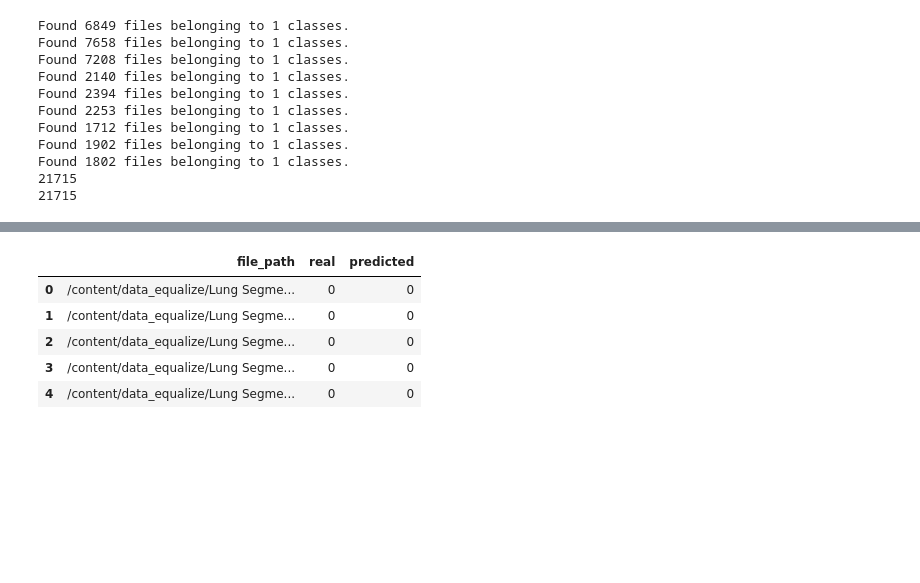
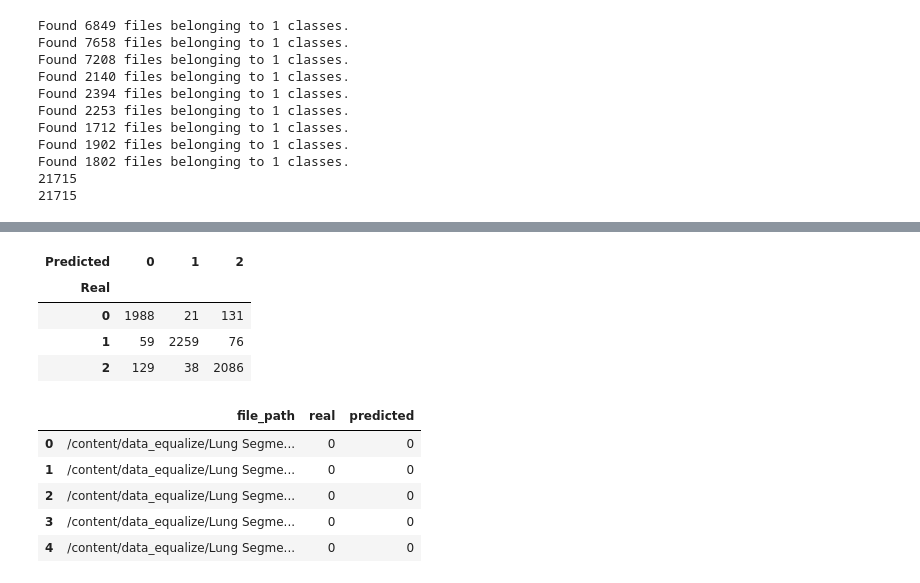
Before and after one commit to luc-perso/covid-19-xRay, a Jupyter notebook: jupyter/cnn_transformer_analyse.ipynb, the cells around one changed output, grey strips where cells are left out. Drawn from its saved outputs; the diff is of its cells as text; code cells hidden in the pictures; blank space fills up the shorter version.

```diff
--- a/jupyter/cnn_transformer_analyse.ipynb
+++ b/jupyter/cnn_transformer_analyse.ipynb
@@ -647,3 +704,11 @@ weighted avg       0.93      0.93      0.93      6787
+# %%
+conf_mat
+# %% [output]
+| Predicted | 0 | 1 | 2 |
+| Real |  |  |  |
+| 0 | 1988 | 21 | 131 |
+| 1 | 59 | 2259 | 76 |
+| 2 | 129 | 38 | 2086 |
 # %%
 file_paths_pd = pd.DataFrame(data=ds_test_file_paths, columns=['file_path'])
 results_pd = pd.concat(
```
Also changed, not shown: parts of 38 cells of this notebook, 1 other file.
